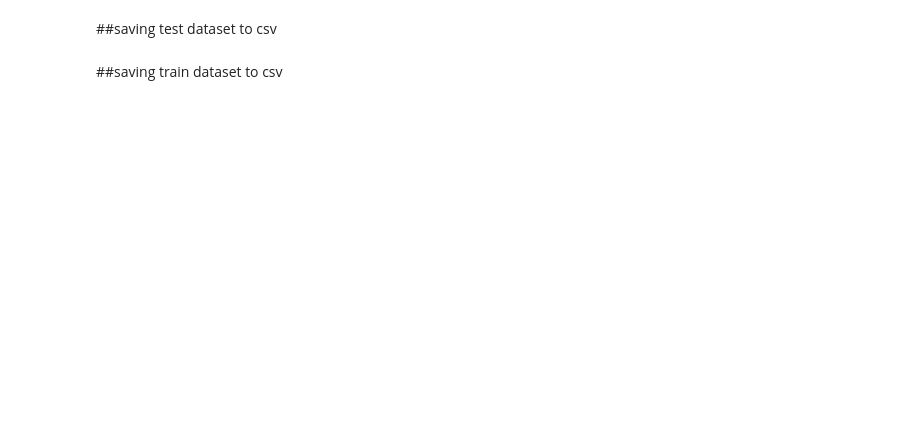
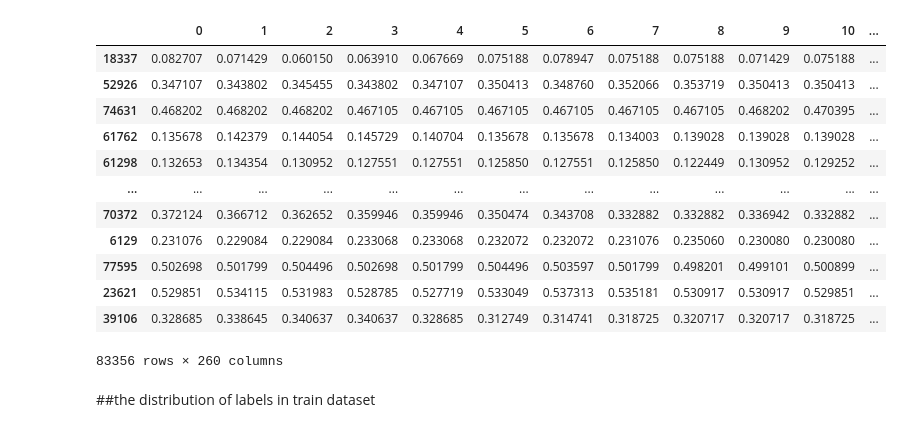
Before and after one commit to M-torki/ECG-Classification, a Jupyter notebook: MITBIH_BeatClassification_Ozal Like.ipynb, the cells around one changed output. Drawn from its saved outputs; the diff is of its cells as text; code cells hidden in the pictures; blank space fills up the shorter version.

```diff
--- a/MITBIH_BeatClassification_Ozal Like.ipynb
+++ b/MITBIH_BeatClassification_Ozal Like.ipynb
@@ -409,2 +49,0 @@ cd -
-# %% [markdown]
-##saving test dataset to csv
@@ -414,2 +49,0 @@ test.to_csv('MITBIHtest2.csv')
-# %% [markdown]
-##saving train dataset to csv
@@ -418,0 +50,24 @@ train.to_csv('MITBIHtrain2.csv')
+# %%
+train_df=pd.read_csv('MITBIHtrain2.csv', index_col=0)
+train_df = shuffle(train_df)
+
+test_df=pd.read_csv('MITBIHtest2.csv', index_col=0)
+test_df = shuffle(test_df)
+# %%
+train_df
+# %% [output]
+|  | 0 | 1 | 2 | 3 | 4 | 5 | 6 | 7 | 8 | 9 | 10 | ... |
+| 18337 | 0.082707 | 0.071429 | 0.060150 | 0.063910 | 0.067669 | 0.075188 | 0.078947 | 0.075188 | 0.075188 | 0.071429 | 0.075188 | ... |
+| 52926 | 0.347107 | 0.343802 | 0.345455 | 0.343802 | 0.347107 | 0.350413 | 0.348760 | 0.352066 | 0.353719 | 0.350413 | 0.350413 | ... |
+| 74631 | 0.468202 | 0.468202 | 0.468202 | 0.467105 | 0.467105 | 0.467105 | 0.467105 | 0.467105 | 0.467105 | 0.468202 | 0.470395 | ... |
+| 61762 | 0.135678 | 0.142379 | 0.144054 | 0.145729 | 0.140704 | 0.135678 | 0.135678 | 0.134003 | 0.139028 | 0.139028 | 0.139028 | ... |
+| 61298 | 0.132653 | 0.134354 | 0.130952 | 0.127551 | 0.127551 | 0.125850 | 0.127551 | 0.125850 | 0.122449 | 0.130952 | 0.129252 | ... |
+| ... | ... | ... | ... | ... | ... | ... | ... | ... | ... | ... | ... | ... |
+| 70372 | 0.372124 | 0.366712 | 0.362652 | 0.359946 | 0.359946 | 0.350474 | 0.343708 | 0.332882 | 0.332882 | 0.336942 | 0.332882 | ... |
+| 6129 | 0.231076 | 0.229084 | 0.229084 | 0.233068 | 0.233068 | 0.232072 | 0.232072 | 0.231076 | 0.235060 | 0.230080 | 0.230080 | ... |
+| 77595 | 0.502698 | 0.501799 | 0.504496 | 0.502698 | 0.501799 | 0.504496 | 0.503597 | 0.501799 | 0.498201 | 0.499101 | 0.500899 | ... |
+| 23621 | 0.529851 | 0.534115 | 0.531983 | 0.528785 | 0.527719 | 0.533049 | 0.537313 | 0.535181 | 0.530917 | 0.530917 | 0.529851 | ... |
+| 39106 | 0.328685 | 0.338645 | 0.340637 | 0.340637 | 0.328685 | 0.312749 | 0.314741 | 0.318725 | 0.320717 | 0.320717 | 0.318725 | ... |
+83356 rows × 260 columns
+# %% [markdown]
+##the distribution of labels in train dataset
```
Also changed, not shown: parts of 72 cells of this notebook.
